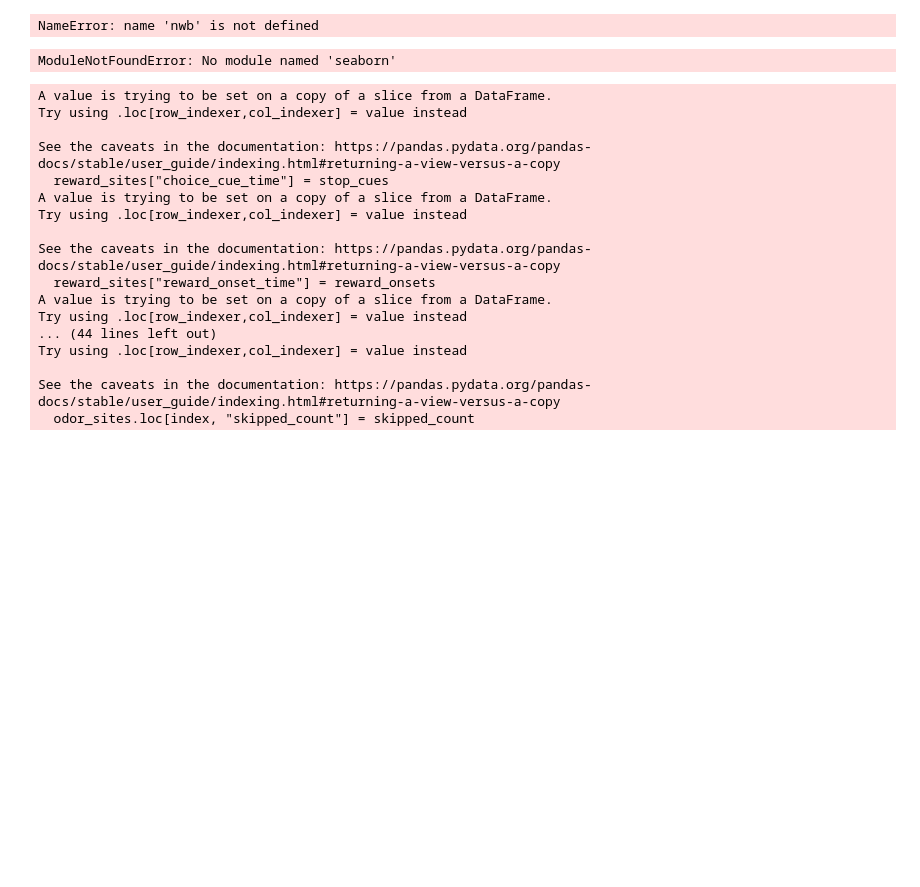
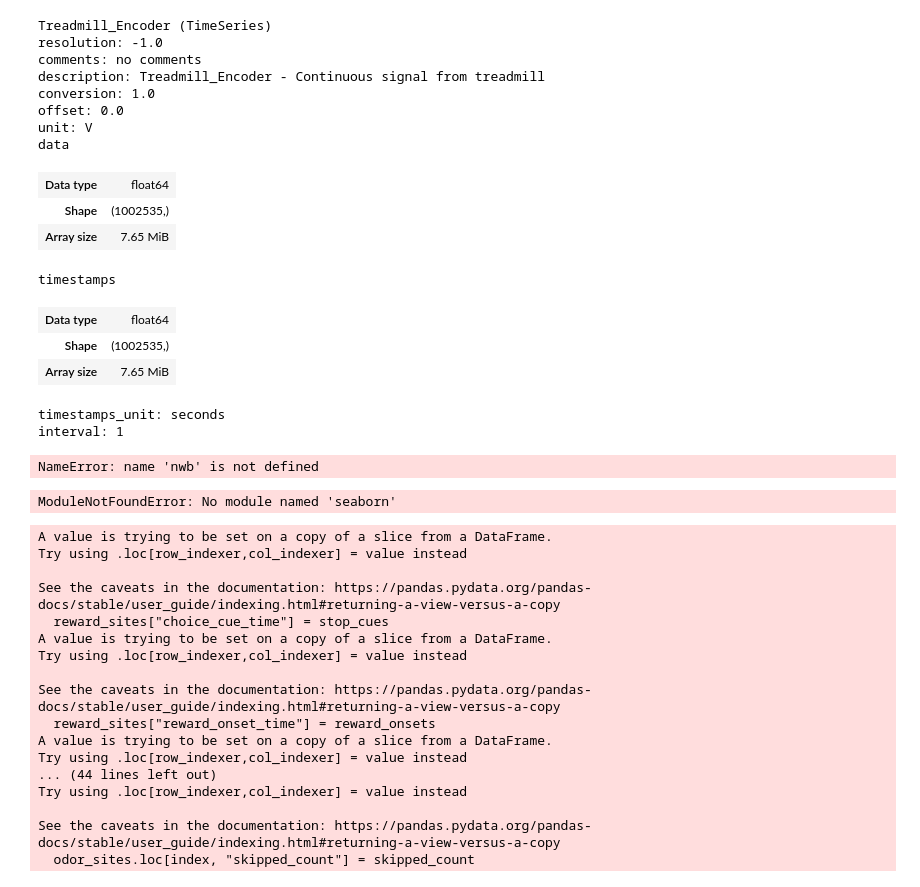
Before and after one commit to AllenNeuralDynamics/aind-vr-foraging-processing-nwb-packaging, a Jupyter notebook: code/evalute_nwb.ipynb, the cells around one changed output. Drawn from its saved outputs; the diff is of its cells as text; code cells hidden in the pictures; blank space fills up the shorter version.

```diff
--- a/code/evalute_nwb.ipynb
+++ b/code/evalute_nwb.ipynb
@@ -30,3 +72,24 @@ from matplotlib.backends.backend_pdf import PdfPages
+# %%
+streams = nwb.processing["behavior"].data_interfaces
+streams["Treadmill_Encoder"]
+# %% [output]
+Treadmill_Encoder (TimeSeries)
+resolution: -1.0
+comments: no comments
+description: Treadmill_Encoder - Continuous signal from treadmill
+conversion: 1.0
+offset: 0.0
+unit: V
+data
+| Data type | float64 |
+| Shape | (1002535,) |
+| Array size | 7.65 MiB |
+timestamps
+| Data type | float64 |
+| Shape | (1002535,) |
+| Array size | 7.65 MiB |
+timestamps_unit: seconds
+interval: 1
 # %%
 list(nwb.acquisition)
 # %% [output]
```
Also changed, not shown: parts of 8 cells of this notebook, 2 other files.
